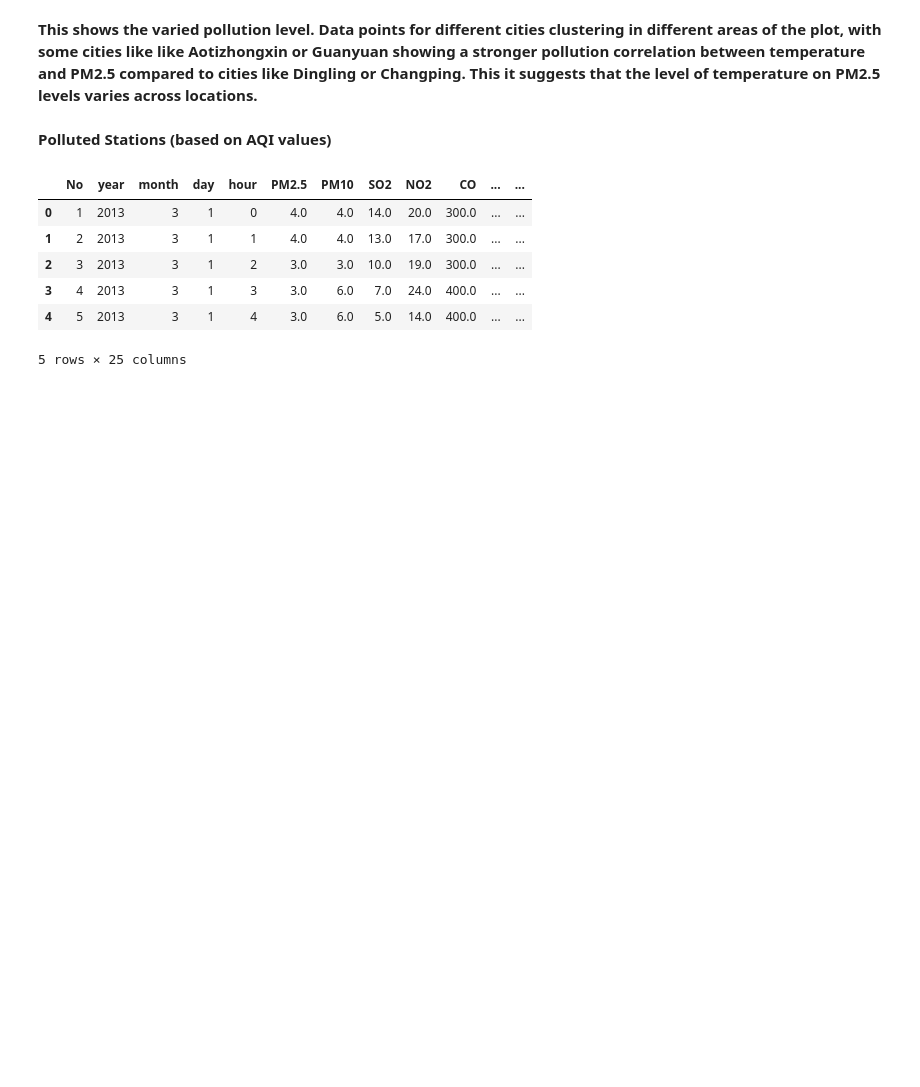
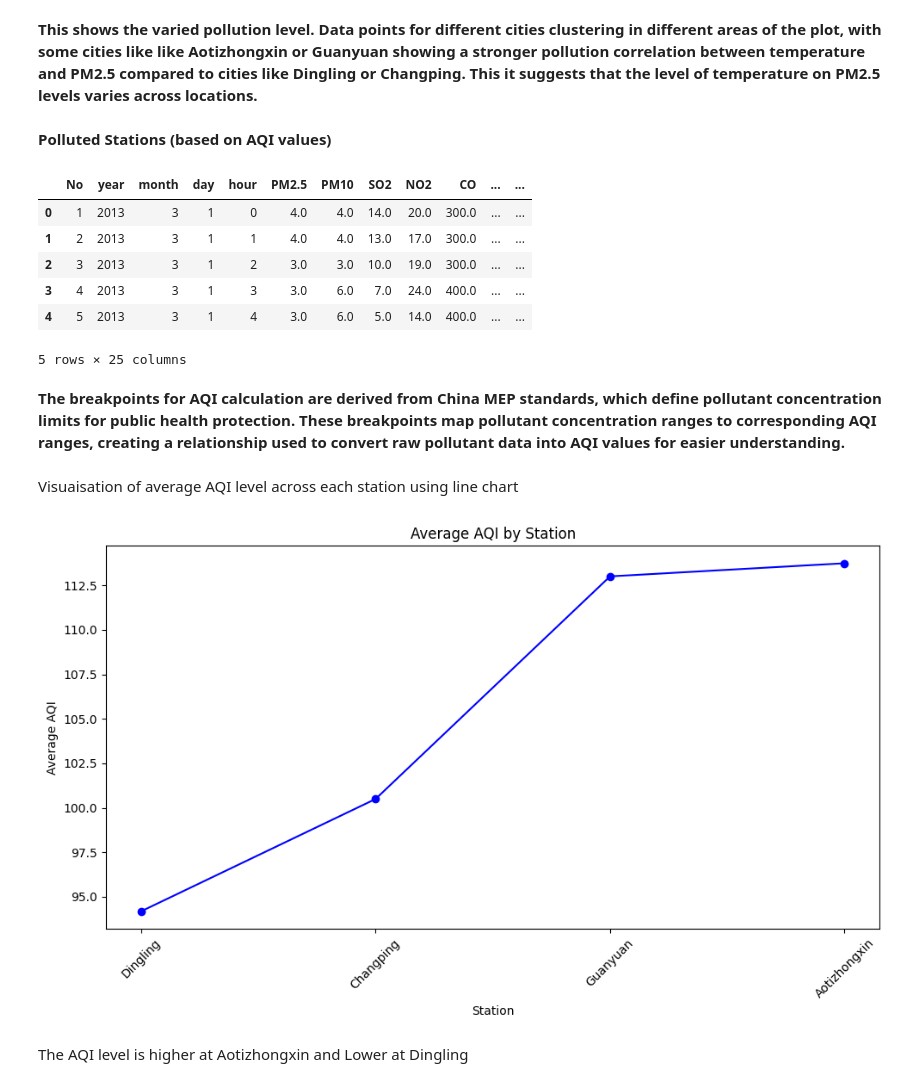
Before and after one commit to Myinnocent/CMP7005-ASSESS, a Jupyter notebook: Untitled7.ipynb, the cells around one changed output. Drawn from its saved outputs; the diff is of its cells as text; code cells hidden in the pictures; blank space fills up the shorter version.

Commit message:
Visualizing each AQI level across each station using line chart. The AQI level is higher at Aotizhongxin and Lower at Dingling

```diff
--- a/Untitled7.ipynb
+++ b/Untitled7.ipynb
@@ -823,3 +823,23 @@ df.head()
 | 3 | 4 | 2013 | 3 | 1 | 3 | 3.0 | 6.0 | 7.0 | 24.0 | 400.0 | ... | ... |
 | 4 | 5 | 2013 | 3 | 1 | 4 | 3.0 | 6.0 | 5.0 | 14.0 | 400.0 | ... | ... |
 5 rows × 25 columns
+# %% [markdown]
+**The breakpoints for AQI calculation are derived from China MEP standards, which define pollutant concentration limits for public health protection. These breakpoints map pollutant concentration ranges to corresponding AQI ranges, creating a relationship used to convert raw pollutant data into AQI values for easier understanding.**
+# %% [markdown]
+Visuaisation of average AQI level across each station using line chart
+# %%
+# Average AQI for each station
+average_aqi_by_station = df.groupby('station')['AQI'].mean().sort_values()
+
+plt.figure(figsize=(10, 6))
+plt.plot(average_aqi_by_station.index, average_aqi_by_station.values, marker='o', linestyle='-', color='blue')
+plt.title('Average AQI by Station')
+plt.xlabel('Station')
+plt.ylabel('Average AQI')
+plt.xticks(rotation=45)
+plt.tight_layout()
+plt.show()
+# %% [output]
+[figure, added]
+# %% [markdown]
+The AQI level is higher at Aotizhongxin and Lower at Dingling
```
